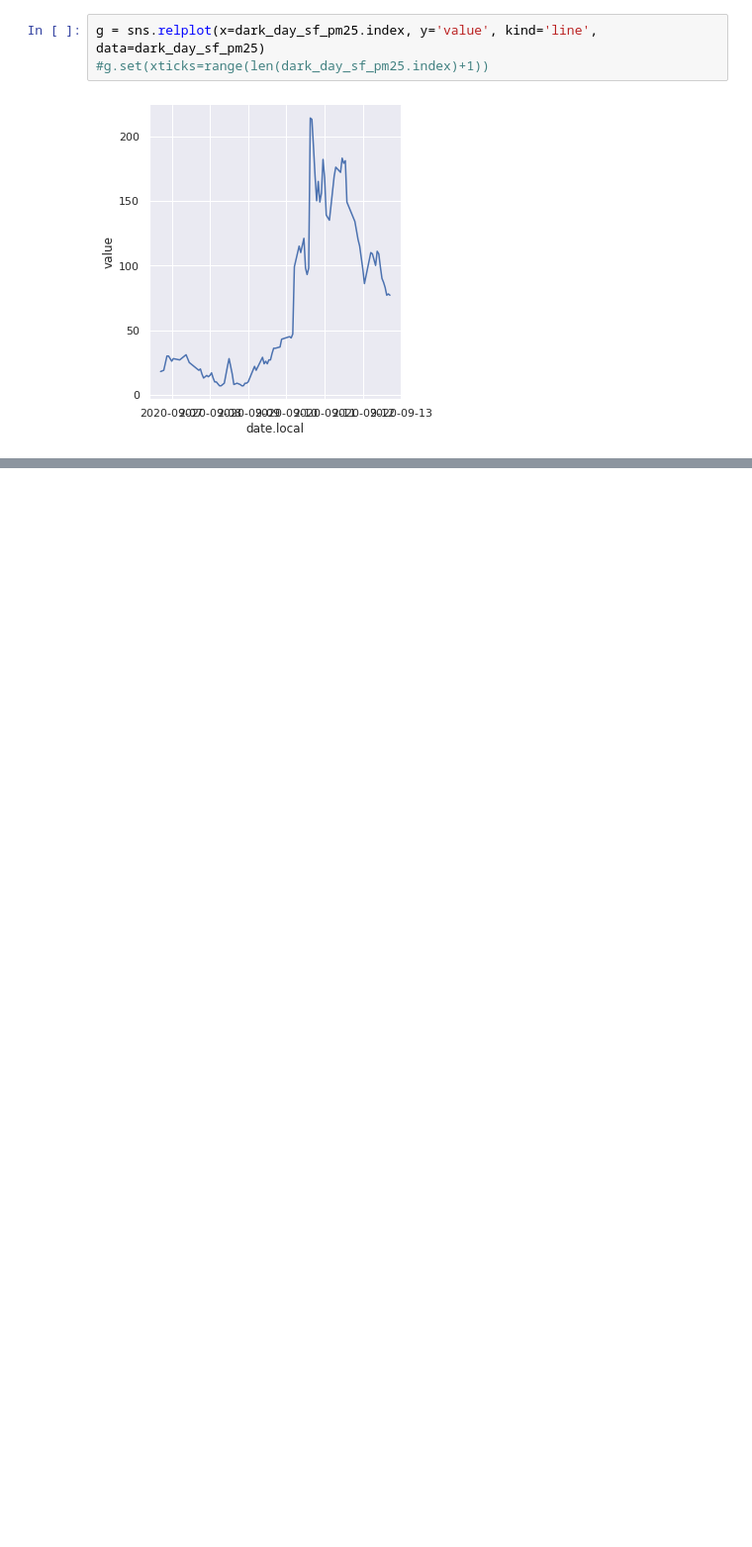
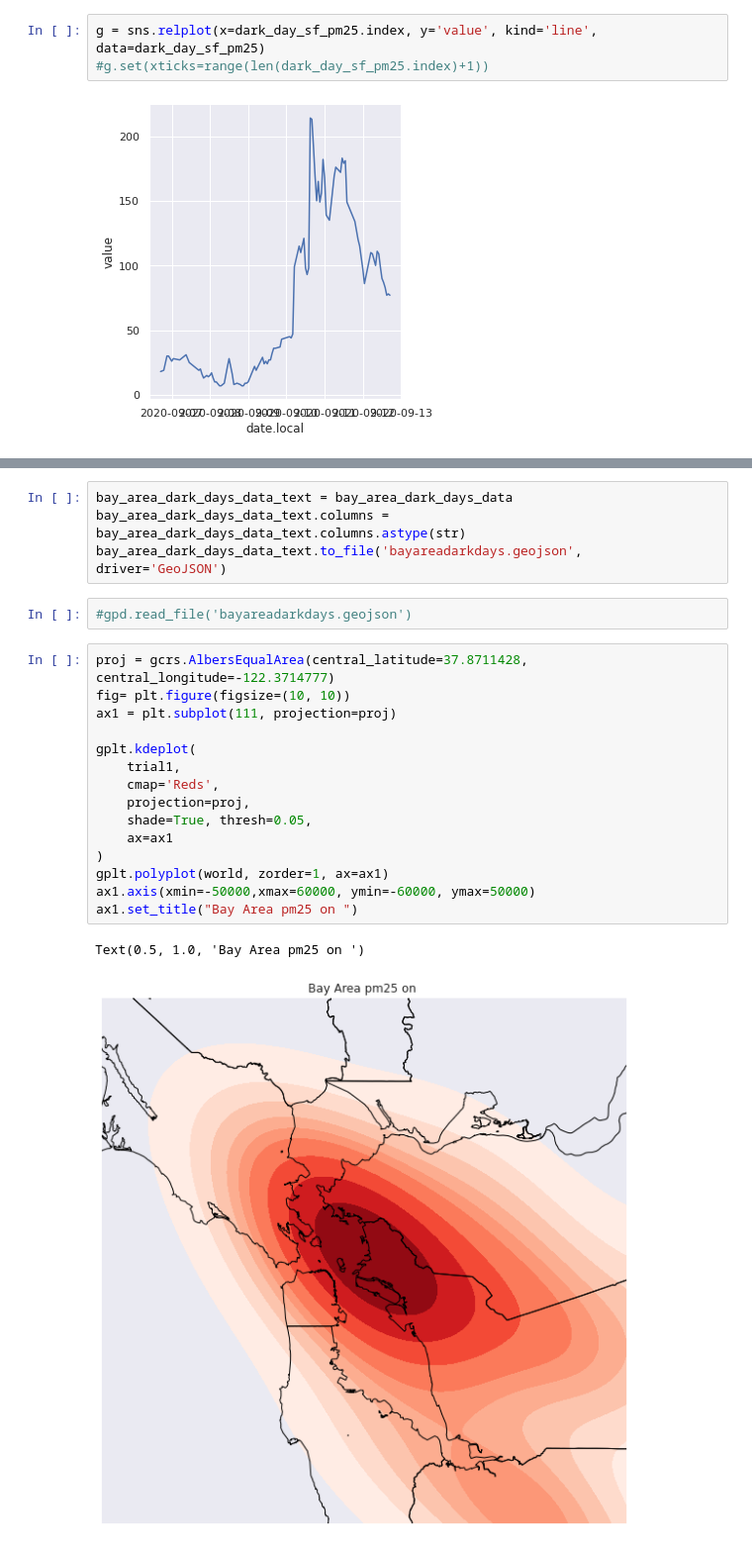
Before and after one commit to UCB-stat-159-s22/hw07-group13, a Jupyter notebook: ExplorationAndVisualization.ipynb, the cells around one changed output, grey strips where cells are left out. Shown at 99% size. Cells and saved outputs as stored; diff of their text form; blank space fills up the shorter version.

```diff
--- a/ExplorationAndVisualization.ipynb
+++ b/ExplorationAndVisualization.ipynb
@@ -317 +352,25 @@ TracyAP
+# %%
+bay_area_dark_days_data_text = bay_area_dark_days_data
+bay_area_dark_days_data_text.columns = bay_area_dark_days_data_text.columns.astype(str)
+bay_area_dark_days_data_text.to_file('bayareadarkdays.geojson', driver='GeoJSON')
+# %%
+#gpd.read_file('bayareadarkdays.geojson')
+# %%
+proj = gcrs.AlbersEqualArea(central_latitude=37.8711428, central_longitude=-122.3714777)
+fig= plt.figure(figsize=(10, 10))
+ax1 = plt.subplot(111, projection=proj)
+
+gplt.kdeplot(
+    trial1,
+    cmap='Reds',
+    projection=proj,
+    shade=True, thresh=0.05,
+    ax=ax1
+)
+gplt.polyplot(world, zorder=1, ax=ax1)
+ax1.axis(xmin=-50000,xmax=60000, ymin=-60000, ymax=50000)
+ax1.set_title("Bay Area pm25 on ")
+# %% [output]
+Text(0.5, 1.0, 'Bay Area pm25 on ')
+[figure, added]
 # %%
```
Also changed, not shown: parts of 12 cells of this notebook, 1 other file.
